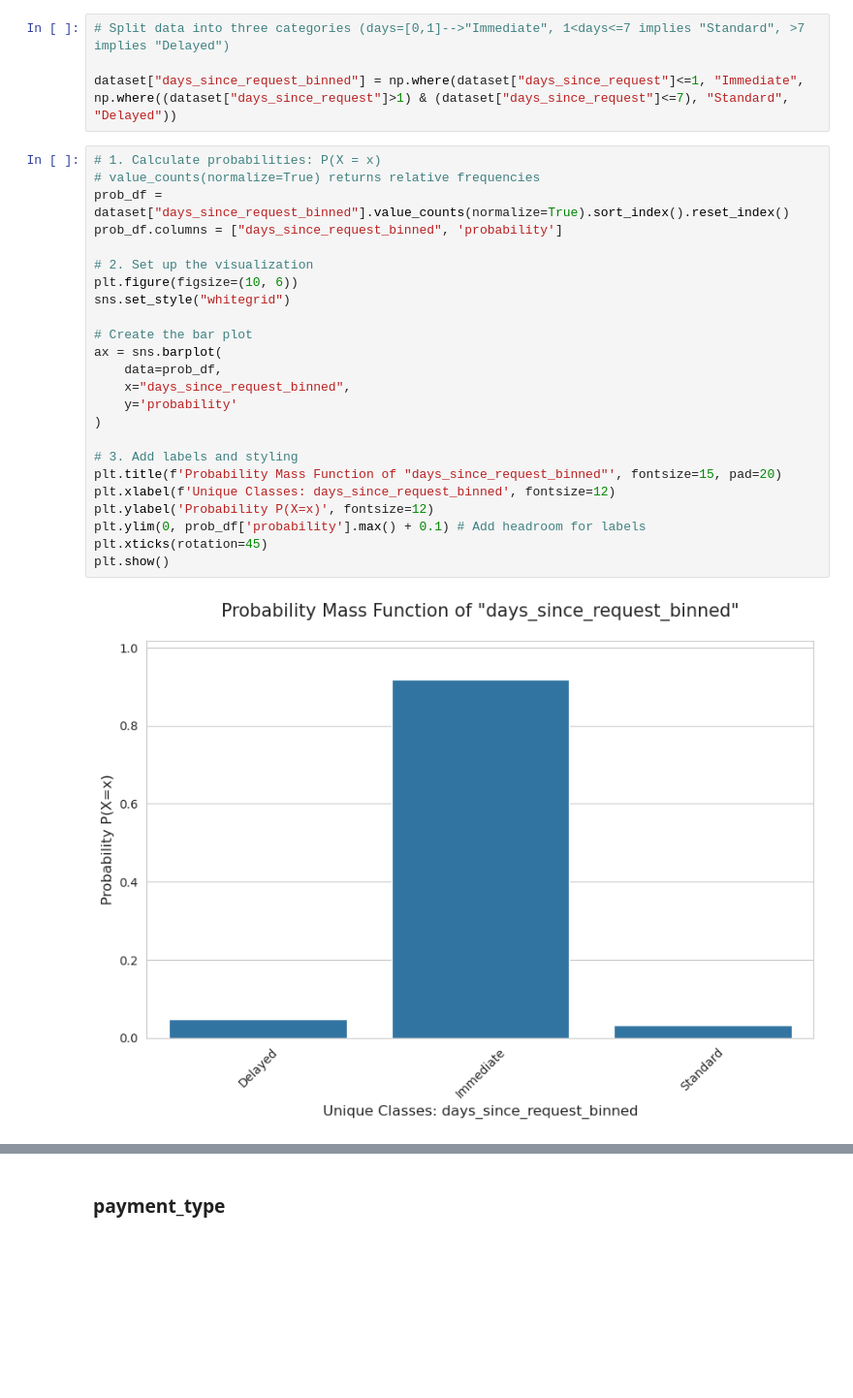
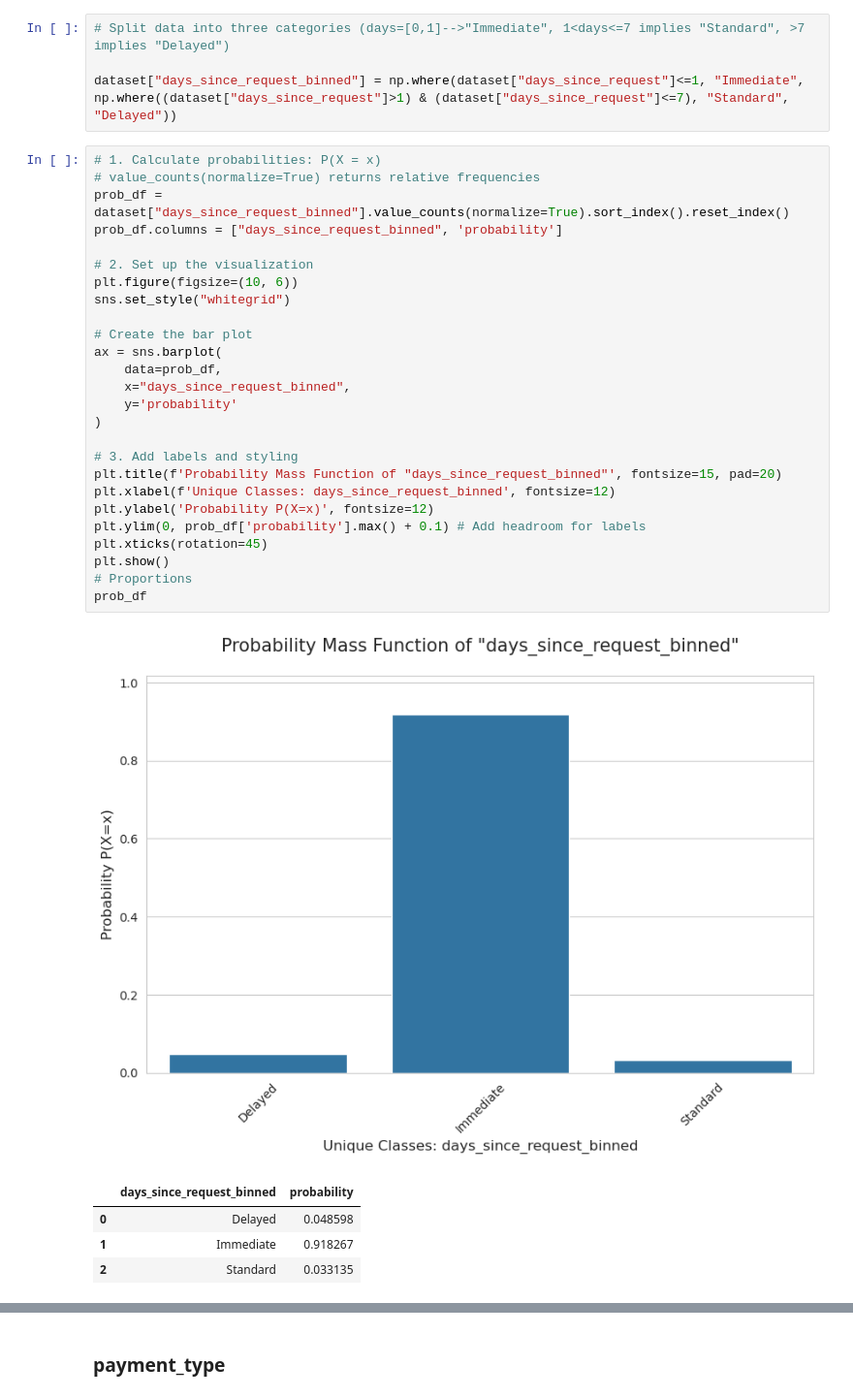
Before and after one commit to Vasilis-Palaskas/fraud-detection-BAF-Dataset-Suite-, a Jupyter notebook: 01-intro/01-data-cleaning-processing-univariate_analysis-vp.ipynb, the cells around one changed output, grey strips where cells are left out. Shown at 97% size. Drawn from its saved outputs; the diff is of its cells as text; blank space fills up the shorter version.

```diff
--- a/01-intro/01-data-cleaning-processing-univariate_analysis-vp.ipynb
+++ b/01-intro/01-data-cleaning-processing-univariate_analysis-vp.ipynb
@@ -262,27 +253,33 @@ dataset["days_since_request_binned"] = np.where(dataset["days_since_request"]<=1
 # %%
 # 1. Calculate probabilities: P(X = x)
 # value_counts(normalize=True) returns relative frequencies
 prob_df = dataset["days_since_request_binned"].value_counts(normalize=True).sort_index().reset_index()
 prob_df.columns = ["days_since_request_binned", 'probability']
 
 # 2. Set up the visualization
 plt.figure(figsize=(10, 6))
 sns.set_style("whitegrid")
 
 # Create the bar plot
 ax = sns.barplot(
     data=prob_df,
     x="days_since_request_binned",
     y='probability'
 )
 
 # 3. Add labels and styling
 plt.title(f'Probability Mass Function of "days_since_request_binned"', fontsize=15, pad=20)
 plt.xlabel(f'Unique Classes: days_since_request_binned', fontsize=12)
 plt.ylabel('Probability P(X=x)', fontsize=12)
 plt.ylim(0, prob_df['probability'].max() + 0.1) # Add headroom for labels
 plt.xticks(rotation=45)
 plt.show()
+# Proportions
+prob_df
 # %% [output]
 [figure]
+|  | days_since_request_binned | probability |
+| 0 | Delayed | 0.048598 |
+| 1 | Immediate | 0.918267 |
+| 2 | Standard | 0.033135 |
 # %% [markdown]
```
Also changed, not shown: parts of 65 cells of this notebook, 1 other file.
